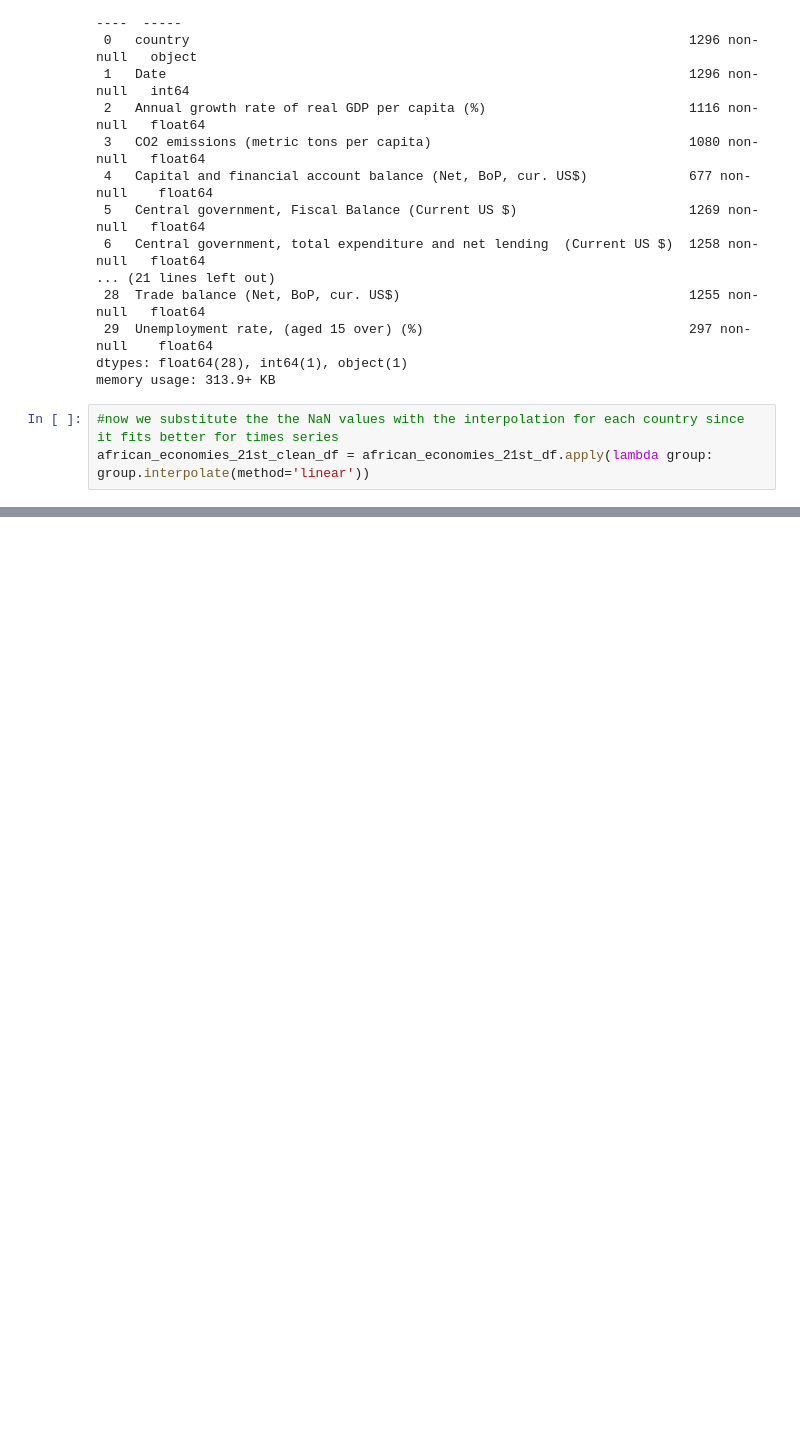
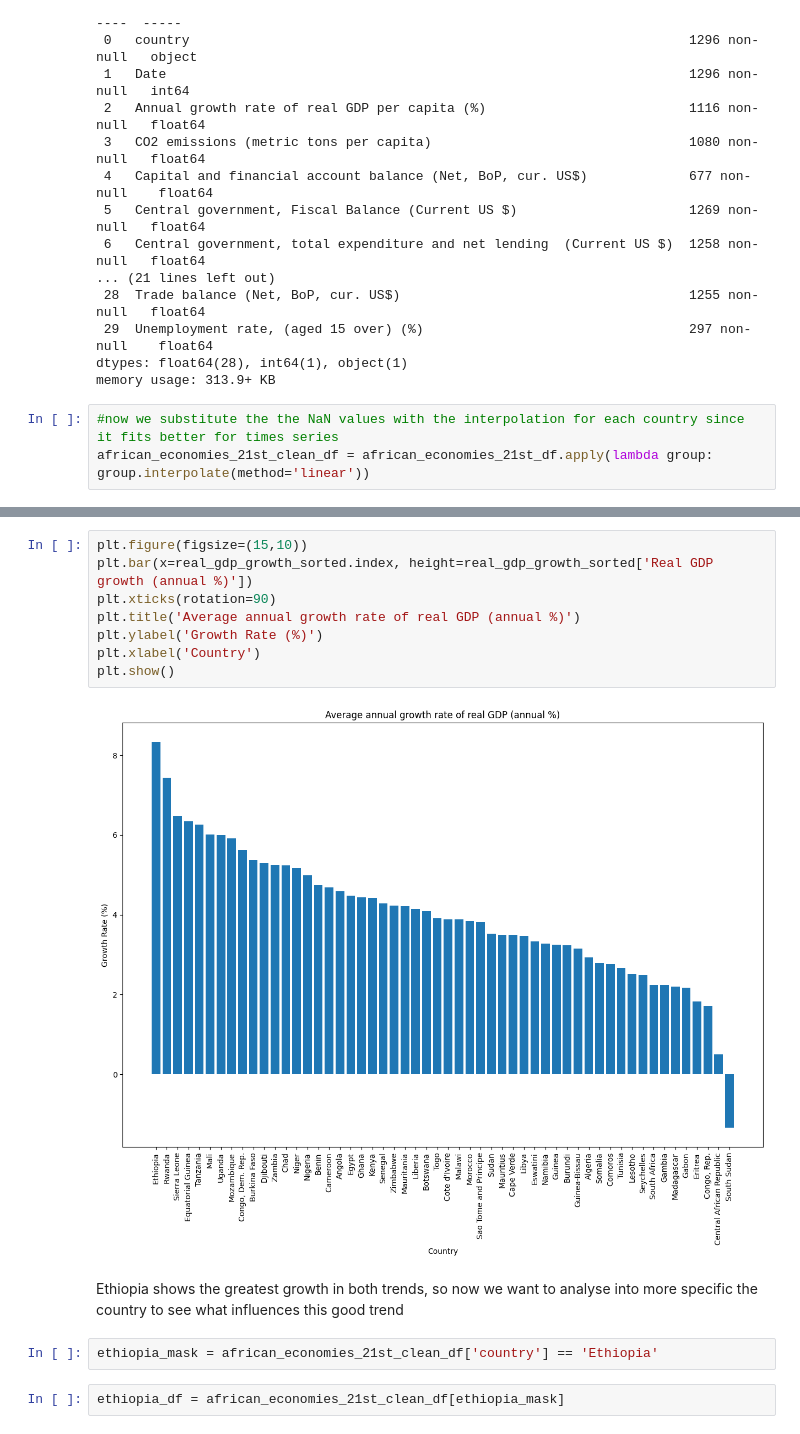
Before and after one commit to arsenilsina/prog_project, a Jupyter notebook: african_economies.ipynb, the cells around one changed output, grey strips where cells are left out. Drawn from its saved outputs; the diff is of its cells as text; blank space fills up the shorter version.

```diff
--- a/african_economies.ipynb
+++ b/african_economies.ipynb
@@ -88,0 +132,16 @@ african_economies_21st_clean_df = african_economies_21st_df.apply(lambda group:
+# %%
+plt.figure(figsize=(15,10))
+plt.bar(x=real_gdp_growth_sorted.index, height=real_gdp_growth_sorted['Real GDP growth (annual %)'])
+plt.xticks(rotation=90)
+plt.title('Average annual growth rate of real GDP (annual %)')
+plt.ylabel('Growth Rate (%)')
+plt.xlabel('Country')
+plt.show()
+# %% [output]
+[figure, added]
+# %% [markdown]
+Ethiopia shows the greatest growth in both trends, so now we want to analyse into more specific the country to see what influences this good trend
+# %%
+ethiopia_mask = african_economies_21st_clean_df['country'] == 'Ethiopia'
+# %%
+ethiopia_df = african_economies_21st_clean_df[ethiopia_mask]
```
Also changed, not shown: parts of 12 cells of this notebook, 1 other file.
